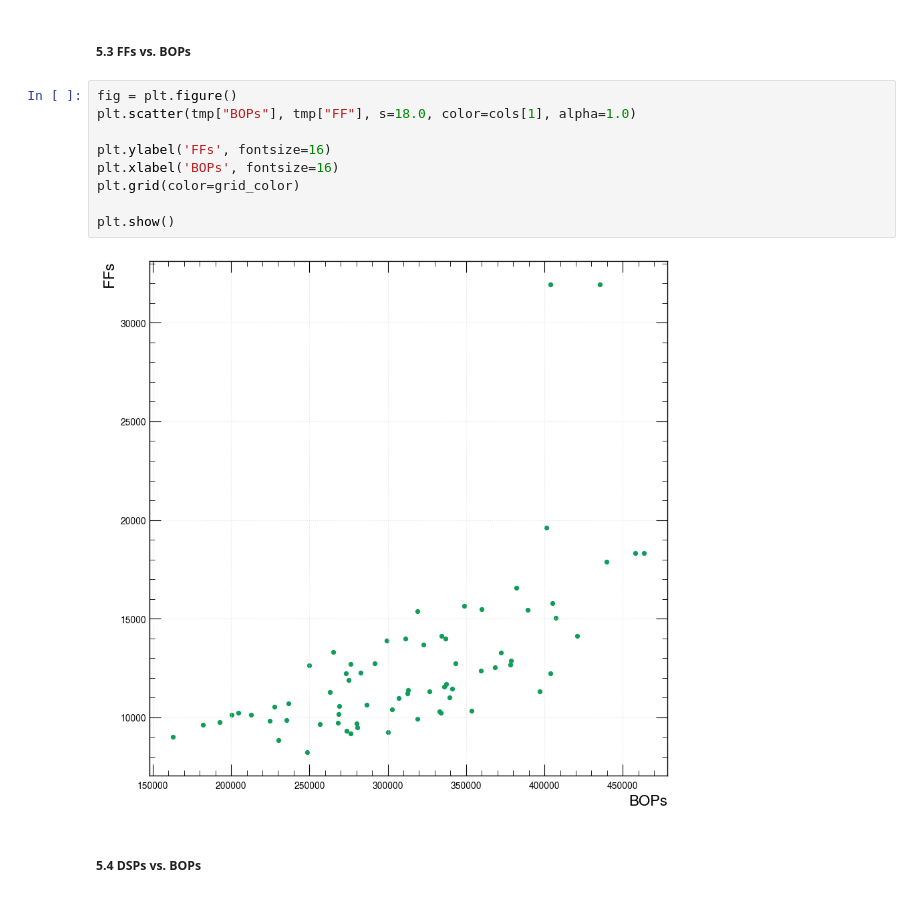
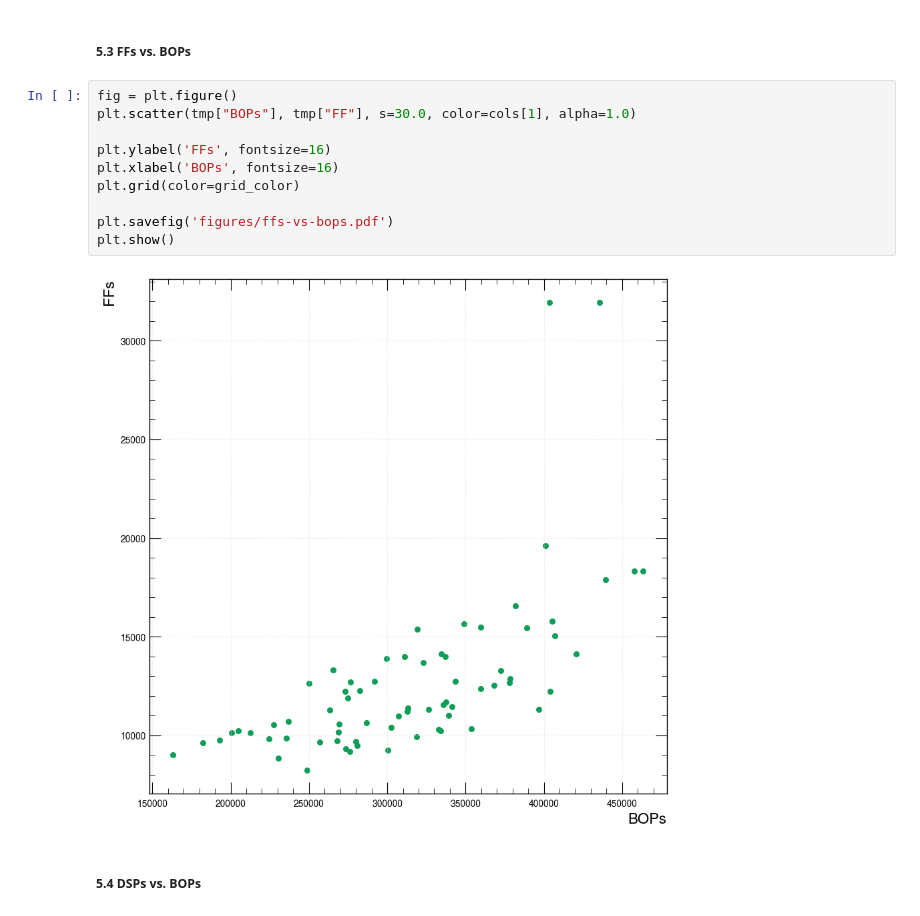
Before and after one commit to jicampos/hawq-hls4ml-figures, a Jupyter notebook: gen_figs.ipynb, the cells around one changed output. Cells and saved outputs as stored; diff of their text form.

```diff
--- a/gen_figs.ipynb
+++ b/gen_figs.ipynb
@@ -264,15 +274,16 @@ plt.show()
 ##### 5.3 FFs vs. BOPs
 # %%
 fig = plt.figure()
-plt.scatter(tmp["BOPs"], tmp["FF"], s=18.0, color=cols[1], alpha=1.0)
+plt.scatter(tmp["BOPs"], tmp["FF"], s=30.0, color=cols[1], alpha=1.0)
 
 plt.ylabel('FFs', fontsize=16)
 plt.xlabel('BOPs', fontsize=16)
 plt.grid(color=grid_color)
 
+plt.savefig('figures/ffs-vs-bops.pdf')
 plt.show()
 # %% [output]
-[figure, old version]
+[figure, new version]
 # %% [markdown]
 ##### 5.4 DSPs vs. BOPs
 # %%
```
Also changed, not shown: parts of 7 cells of this notebook, 1 other file.
